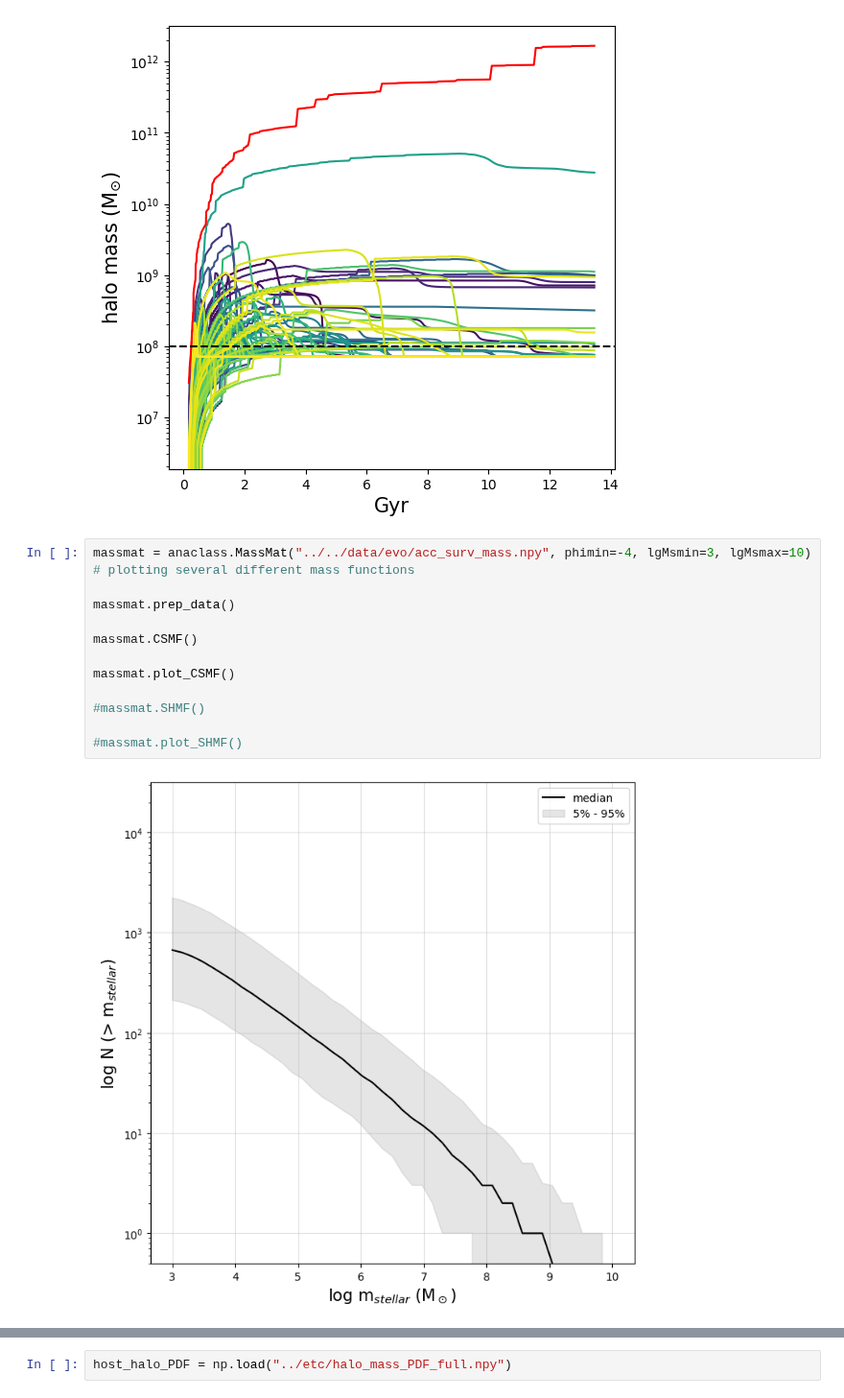
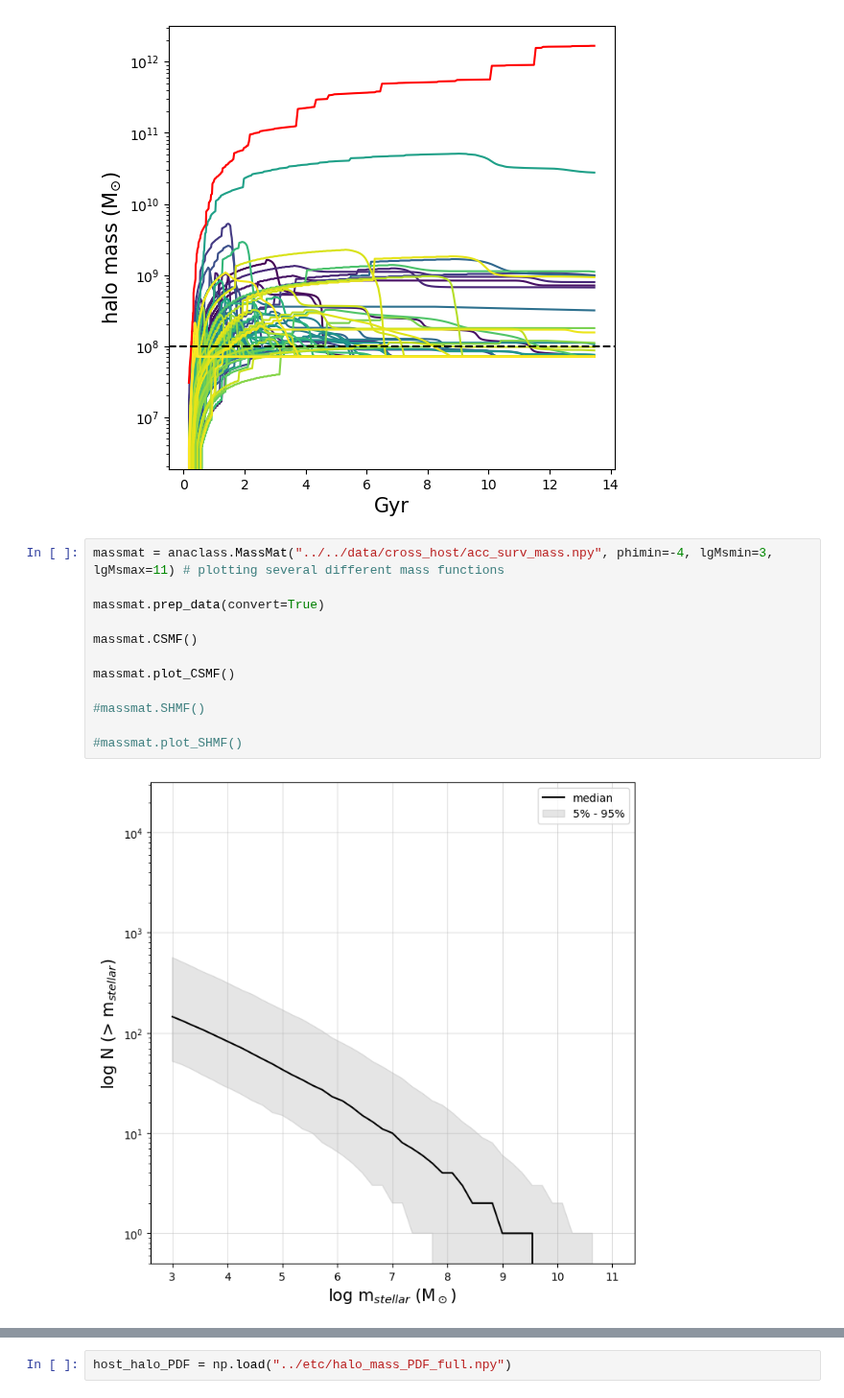
Before and after one commit to jsmonzon/SatGen, a Jupyter notebook: notebooks/test_class.ipynb, the cells around one changed output, grey strips where cells are left out. Shown at 96% size. Saved outputs shown, nothing was run; the diff lists cells and outputs as text.

```diff
--- a/notebooks/test_class.ipynb
+++ b/notebooks/test_class.ipynb
@@ -38,17 +38,17 @@ example.plot_single_realization("../../data/evo/tree_12.07_174_evo.npz", nhalo=1
 # %% [output]
 [figure]
 # %%
-massmat = anaclass.MassMat("../../data/evo/acc_surv_mass.npy", phimin=-4, lgMsmin=3, lgMsmax=10) # plotting several different mass functions
+massmat = anaclass.MassMat("../../data/cross_host/acc_surv_mass.npy", phimin=-4, lgMsmin=3, lgMsmax=11) # plotting several different mass functions
 
-massmat.prep_data()
+massmat.prep_data(convert=True)
 
 massmat.CSMF()
 
 massmat.plot_CSMF()
 
 #massmat.SHMF()
 
 #massmat.plot_SHMF()
 # %% [output]
-[figure, old version]
+[figure, new version]
 # %%
```
Also changed, not shown: parts of 3 cells of this notebook, 8 other files.
